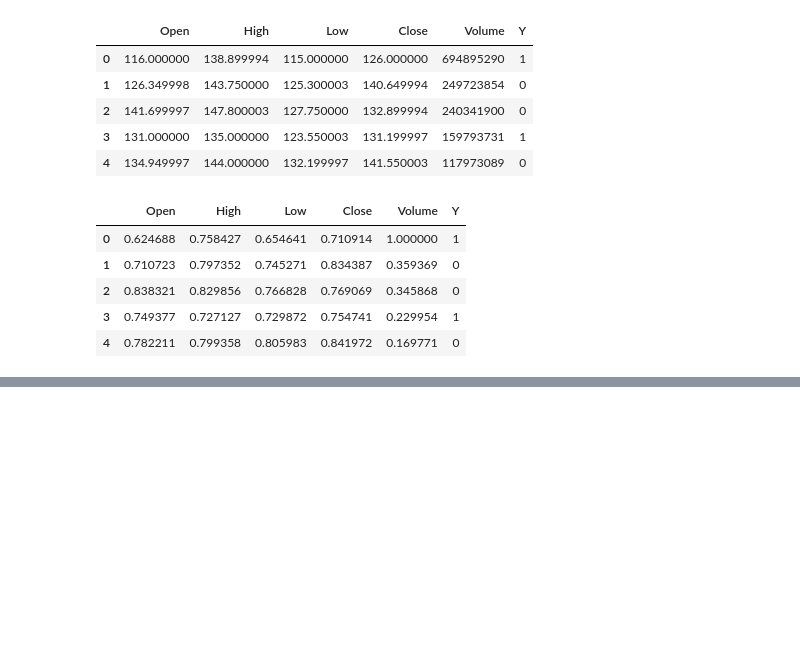
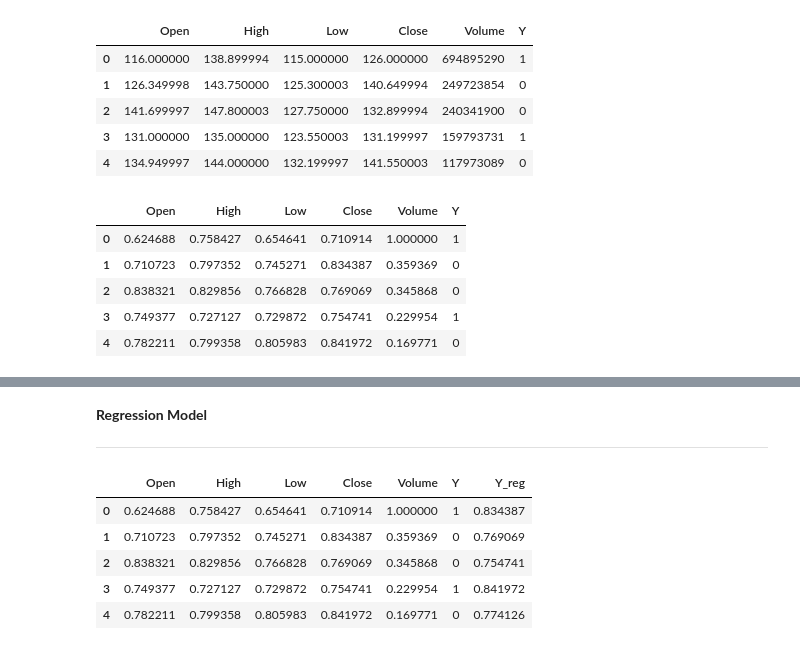
Before and after one commit to jaskiratkalra26/zomato-stock-prediction, a Jupyter notebook: zomato_stock_price.ipynb, the cells around one changed output, grey strips where cells are left out. Cells and saved outputs as stored; diff of their text form; code cells hidden in the pictures; blank space fills up the shorter version.

```diff
--- a/zomato_stock_price.ipynb
+++ b/zomato_stock_price.ipynb
@@ -126,0 +128,16 @@ model.evaluate(x_test,y_test)
+# %% [markdown]
+**Regression Model**
+
+---
+# %%
+df['Y_reg'] = df['Close'].shift(-1)
+df.head(5)
+df = df.dropna()
+df.head(5)
+# %% [output]
+|  | Open | High | Low | Close | Volume | Y | Y_reg |
+| 0 | 0.624688 | 0.758427 | 0.654641 | 0.710914 | 1.000000 | 1 | 0.834387 |
+| 1 | 0.710723 | 0.797352 | 0.745271 | 0.834387 | 0.359369 | 0 | 0.769069 |
+| 2 | 0.838321 | 0.829856 | 0.766828 | 0.769069 | 0.345868 | 0 | 0.754741 |
+| 3 | 0.749377 | 0.727127 | 0.729872 | 0.754741 | 0.229954 | 1 | 0.841972 |
+| 4 | 0.782211 | 0.799358 | 0.805983 | 0.841972 | 0.169771 | 0 | 0.774126 |
```
Also changed, not shown: parts of 10 cells of this notebook.
